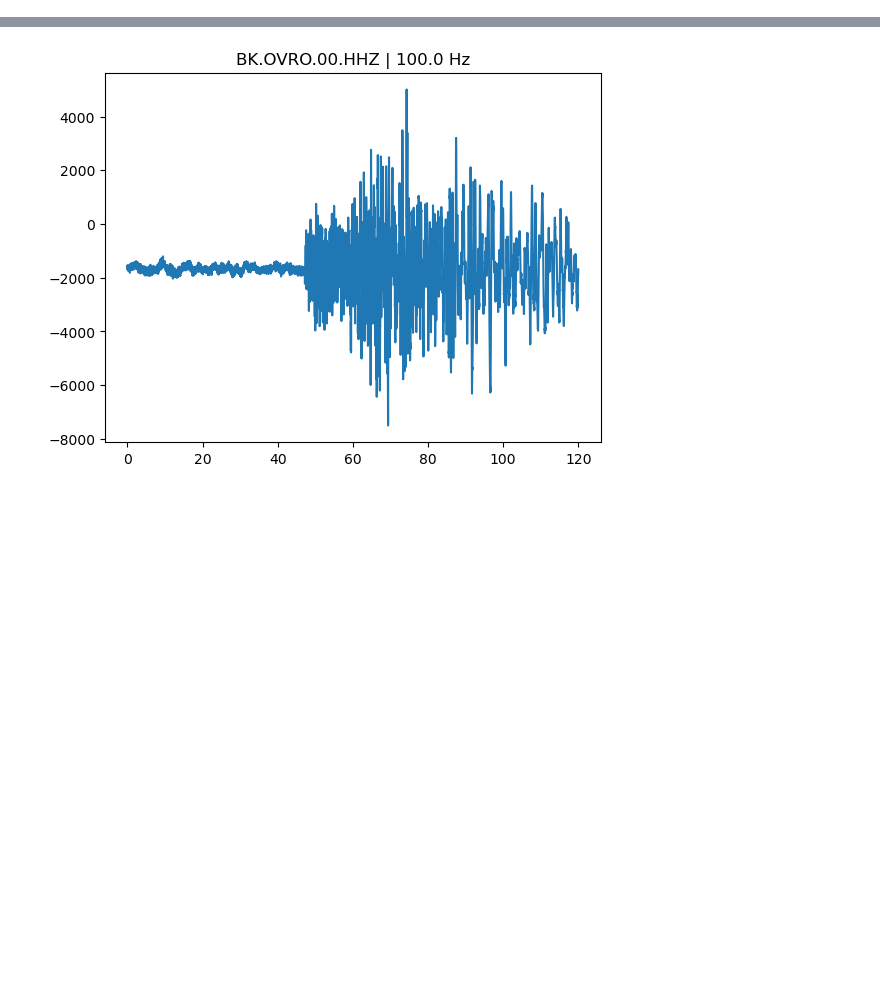
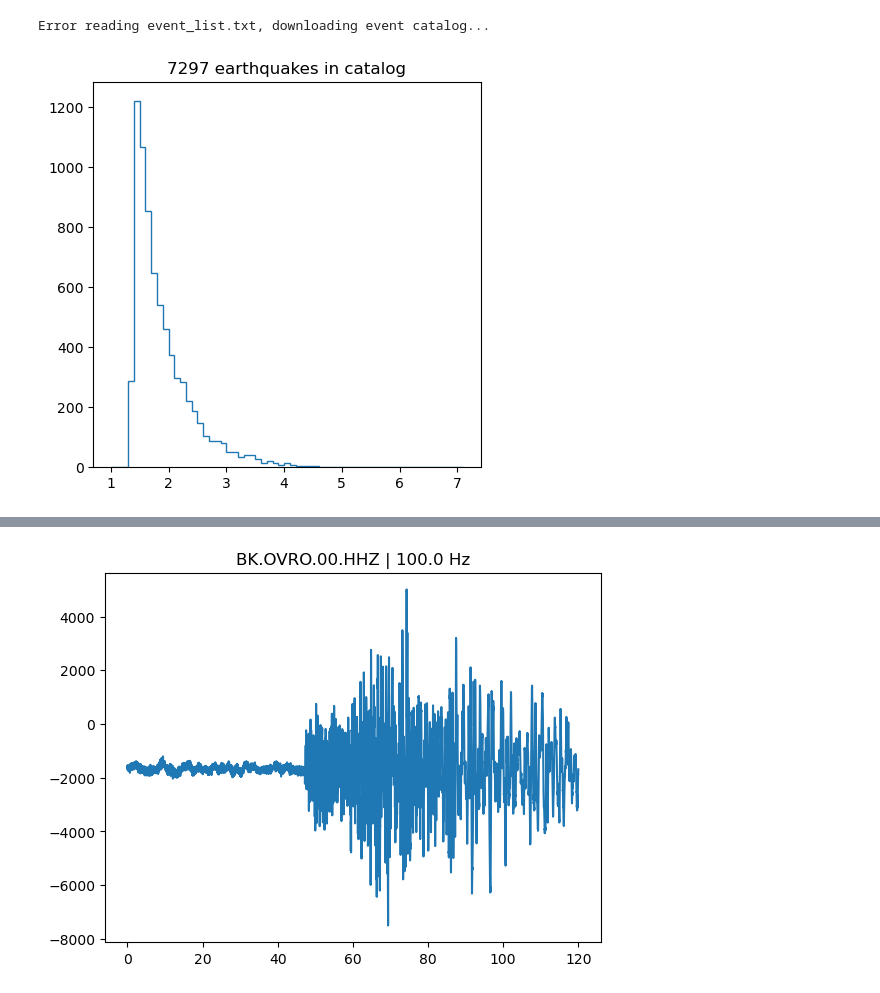
Before and after one commit to ivandevert/sdpy, a Jupyter notebook: download_seismograms.ipynb, the cells around one changed output, grey strips where cells are left out. Cells and saved outputs as stored; diff of their text form; code cells hidden in the pictures; blank space fills up the shorter version.

```diff
--- a/download_seismograms.ipynb
+++ b/download_seismograms.ipynb
@@ -108,31 +108,47 @@ def inventory_to_dataframe(inventory):
 # event_lon_range = [-121.3, -120]
 # event_lat_range = [35.3, 36.3]
 
-# eastern sierra
-event_lon_range = [-120.4, -117.75]
-event_lat_range = [37.0, 39.0]
+# Mammoth
+# event_lon_range = [-119.25, -118.1]
+# event_lat_range = [37.0, 37.8]
 
+# # palm springs
+# event_lon_range = [-116.542773-0.5, -116.542773+0.5]
+# event_lat_range = [33.823983-0.5, 33.823983+0.5]
 
-t1 = UTCDateTime("2020-01-01")
-t2 = UTCDateTime("2021-01-01")
-m_range = [1, 10]
+# salton sea
+event_lon_range = [-115.8588-0.3, -115.8588+0.5]
+event_lat_range = [33.3579-0.5, 33.5]
+
+t1 = UTCDateTime("2010-01-01")
+t2 = UTCDateTime("2024-01-01")
+m_range = [1.39, 10]
 # %%
-client = Client("NCEDC")
+client = Client("IRIS")
 try:
     cat = pd.read_csv('data/event_list.txt')
 except:
     print("Error reading event_list.txt, downloading event catalog...")
     catalog = client.get_events(
         starttime=t1,
         endtime=t2,
         minlatitude=event_lat_range[0],
         maxlatitude=event_lat_range[1],
         minlongitude=event_lon_range[0],
         maxlongitude=event_lon_range[1],
         minmagnitude=m_range[0],
         maxmagnitude=m_range[1],
     )
     cat = catalog_to_dataframe(catalog, client)
+    cat = cat.sort_values(by='event_id').reset_index(drop=True)
     cat.to_csv('data/event_list.txt', index=False)
+
+plt.figure(figsize=(5,5))
+plt.title(f"{len(cat)} earthquakes in catalog")
+plt.hist(cat['qmag'], bins=np.arange(1, 7.2, 0.1), histtype='step')
+plt.show()
+# %% [output]
+Error reading event_list.txt, downloading event catalog...
+[figure, added]
 # %%
 # Initialize client
```
Also changed, not shown: parts of 5 cells of this notebook, 5 other files.
